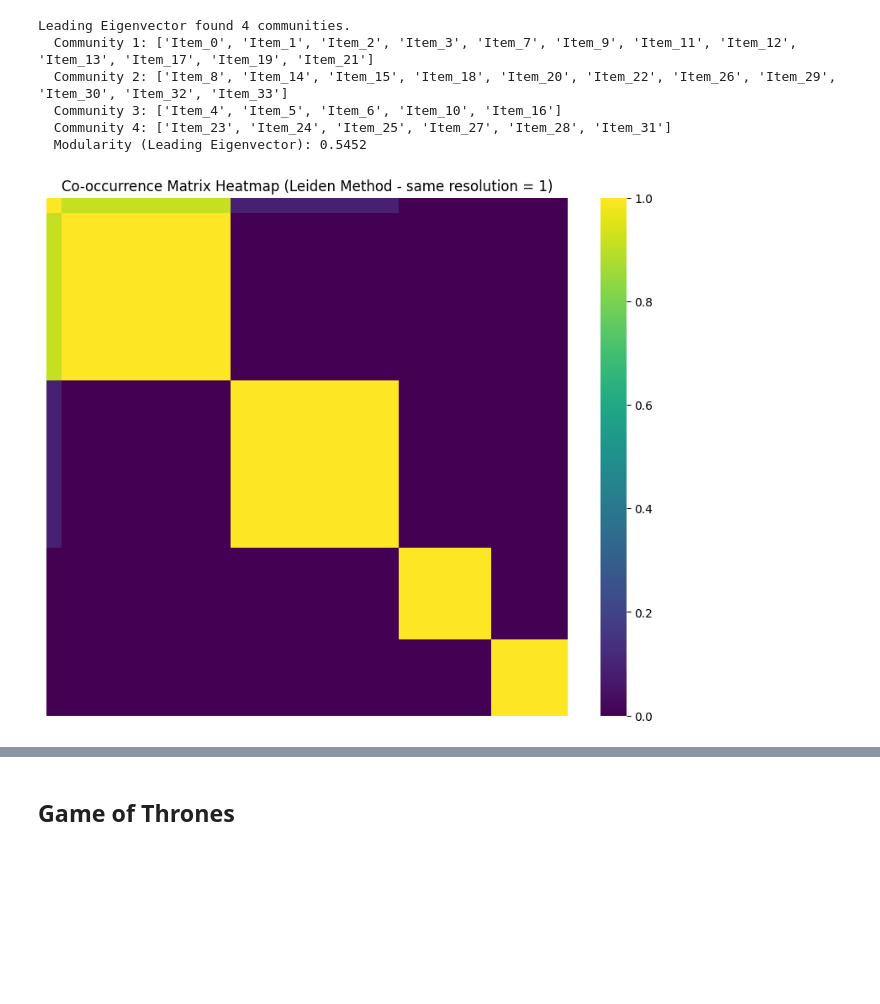
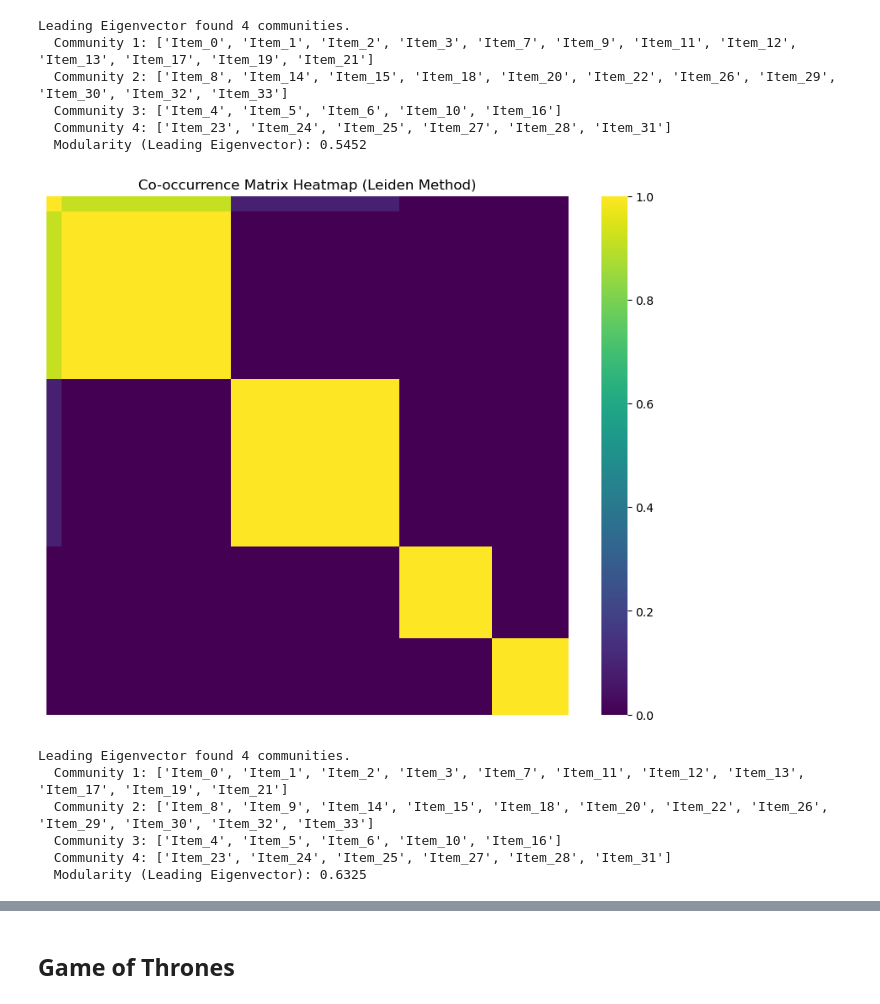
Before and after one commit to igraph/python-igraph, a Jupyter notebook: doc/source/community_detection_guide/notebooks/consensus_clustering.ipynb, the cells around one changed output, grey strips where cells are left out. Drawn from its saved outputs; the diff is of its cells as text; code cells hidden in the pictures; blank space fills up the shorter version.

Commit message:
fix: remove duplicate plots and unused functions

```diff
--- a/doc/source/community_detection_guide/notebooks/consensus_clustering.ipynb
+++ b/doc/source/community_detection_guide/notebooks/consensus_clustering.ipynb
@@ -70,15 +68,14 @@ def build_graph(cooccurrence_matrix, graph):
 
     return graph
 
-def run_consensus_clustering(graph, num_runs, community_detection_method, params=None, plot=True):
+def run_consensus_clustering(graph, num_runs, community_detection_method, params=None, plot=True, title="Co-occurrence Matrix Heatmap (Louvain Method)"):
     cooccurrence_matrix = run_clustering(graph, num_runs, community_detection_method, params)
 
     if plot:
         cooccurrence_df = build_cooccurrence_df(cooccurrence_matrix)
-        plot_heatmap(cooccurrence_df, "Co-occurrence Matrix Heatmap (Louvain Method)")
+        plot_heatmap(cooccurrence_df, title)
 
     g = build_graph(cooccurrence_matrix, graph)
-    # le_clusters = g.community_infomap(edge_weights='weight')
     le_clusters = g.community_leading_eigenvector(weights='weight')
     print(f"\nLeading Eigenvector found {len(le_clusters)} communities.")
     for i, cluster in enumerate(le_clusters):
@@ -101,5 +92,5 @@ plot_heatmap(cooccurrence_df, "Co-occurrence Matrix Heatmap (Louvain Method)")
 # %%
-run_consensus_clustering(karate_club, num_runs, community_detection_method="multilevel", plot=True)
+run_consensus_clustering(karate_club, num_runs, community_detection_method="multilevel", plot=True, title="Co-occurrence Matrix Heatmap (Louvain Method)")
 # %% [output]
 [figure]
 Leading Eigenvector found 4 communities.
@@ -111,11 +102,14 @@ Leading Eigenvector found 4 communities.
 # %%
 params = {
     "objective_function": "modularity",
     "resolution": np.ones(num_runs)
 }
-
-cooccurrence_matrix = run_clustering(karate_club, num_runs, community_detection_method="leiden", params=params)
-cooccurrence_df = build_cooccurrence_df(cooccurrence_matrix)
-plot_heatmap(cooccurrence_df, "Co-occurrence Matrix Heatmap (Leiden Method - same resolution = 1)")
+run_consensus_clustering(karate_club, num_runs, community_detection_method="leiden", params=params, plot=True, title="Co-occurrence Matrix Heatmap (Leiden Method)")
 # %% [output]
-[figure, old version]
+[figure, new version]
+Leading Eigenvector found 4 communities.
+  Community 1: ['Item_0', 'Item_1', 'Item_2', 'Item_3', 'Item_7', 'Item_11', 'Item_12', 'Item_13', 'Item_17', 'Item_19', 'Item_21']
+  Community 2: ['Item_8', 'Item_9', 'Item_14', 'Item_15', 'Item_18', 'Item_20', 'Item_22', 'Item_26', 'Item_29', 'Item_30', 'Item_32', 'Item_33']
+  Community 3: ['Item_4', 'Item_5', 'Item_6', 'Item_10', 'Item_16']
+  Community 4: ['Item_23', 'Item_24', 'Item_25', 'Item_27', 'Item_28', 'Item_31']
+  Modularity (Leading Eigenvector): 0.6325
```
Also changed, not shown: parts of 4 cells of this notebook, 1 other file.
